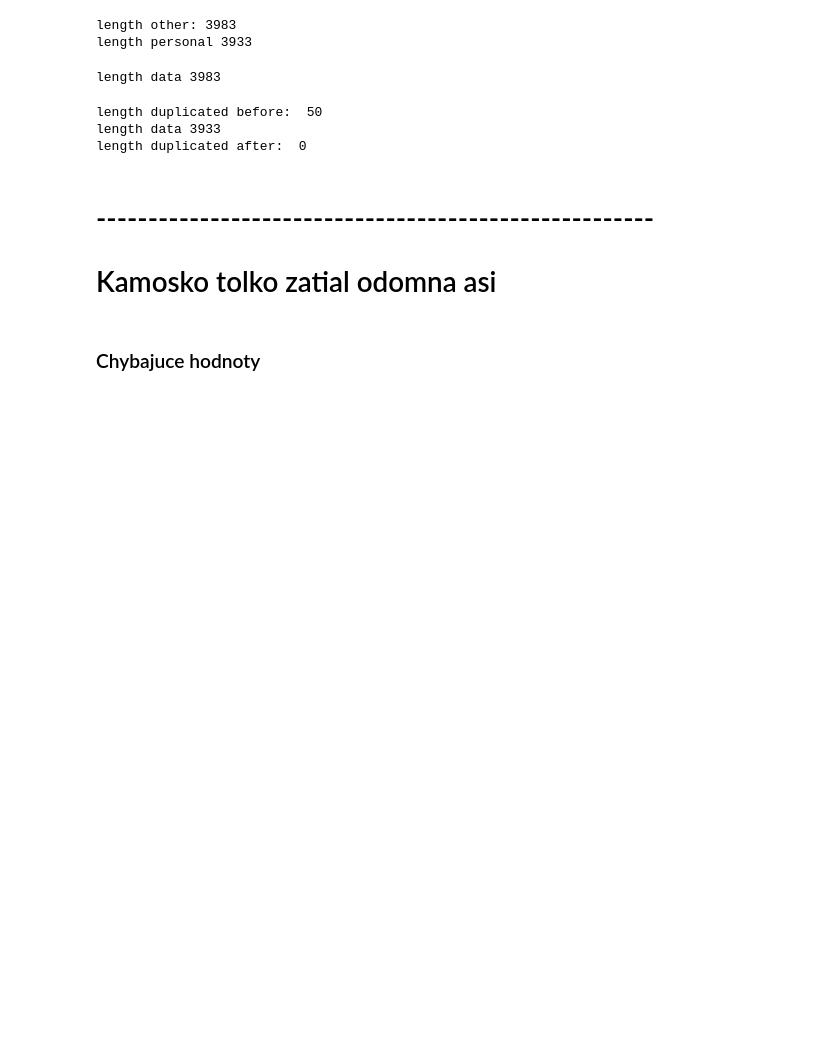
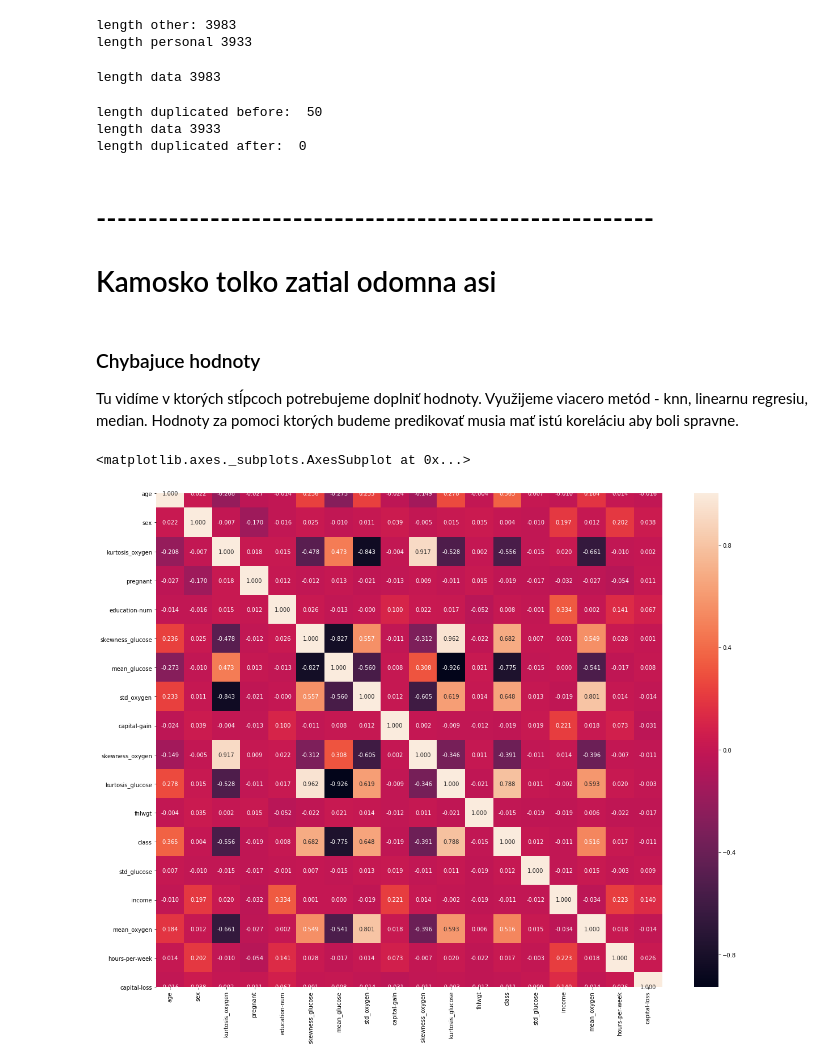
Before and after one commit to MCFreddie777/iau-project, a Jupyter notebook: [Odovzdanie 2] data.ipynb, the cells around one changed output. Cells and saved outputs as stored; diff of their text form; code cells hidden in the pictures; blank space fills up the shorter version.

```diff
--- a/[Odovzdanie 2] data.ipynb
+++ b/[Odovzdanie 2] data.ipynb
@@ -364,8 +365,18 @@ length duplicated after:  0
 # %% [markdown]
 # ------------------------------------------------------
 # Kamosko tolko zatial odomna asi
-# %% [markdown]
-### Chybajuce hodnoty
+# %% [markdown]
+### Chybajuce hodnoty
+
+Tu vidíme v ktorých stĺpcoch potrebujeme doplniť hodnoty.
+Využijeme viacero metód - knn, linearnu regresiu, median.
+Hodnoty za pomoci ktorých budeme predikovať musia mať istú koreláciu aby boli spravne.
+# %%
+fig, ax = plt.subplots(figsize=(20,16))
+sns.heatmap(data.corr(),ax=ax, annot =True, fmt = ".3f")
+# %% [output]
+<matplotlib.axes._subplots.AxesSubplot at 0x...>
+[figure, added]
 # %%
 data[data.columns[data.isnull().any()].tolist()].isnull().sum()
 # %% [output]
```
Also changed, not shown: parts of 49 cells of this notebook.
